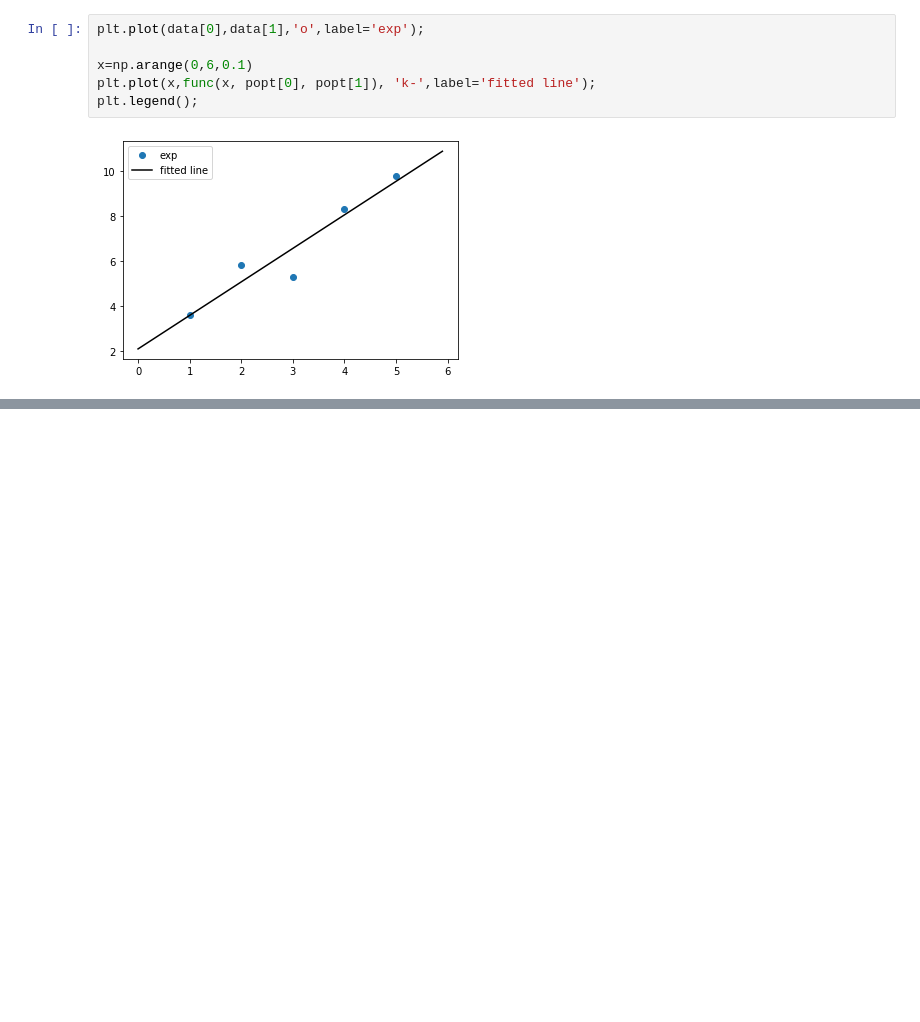
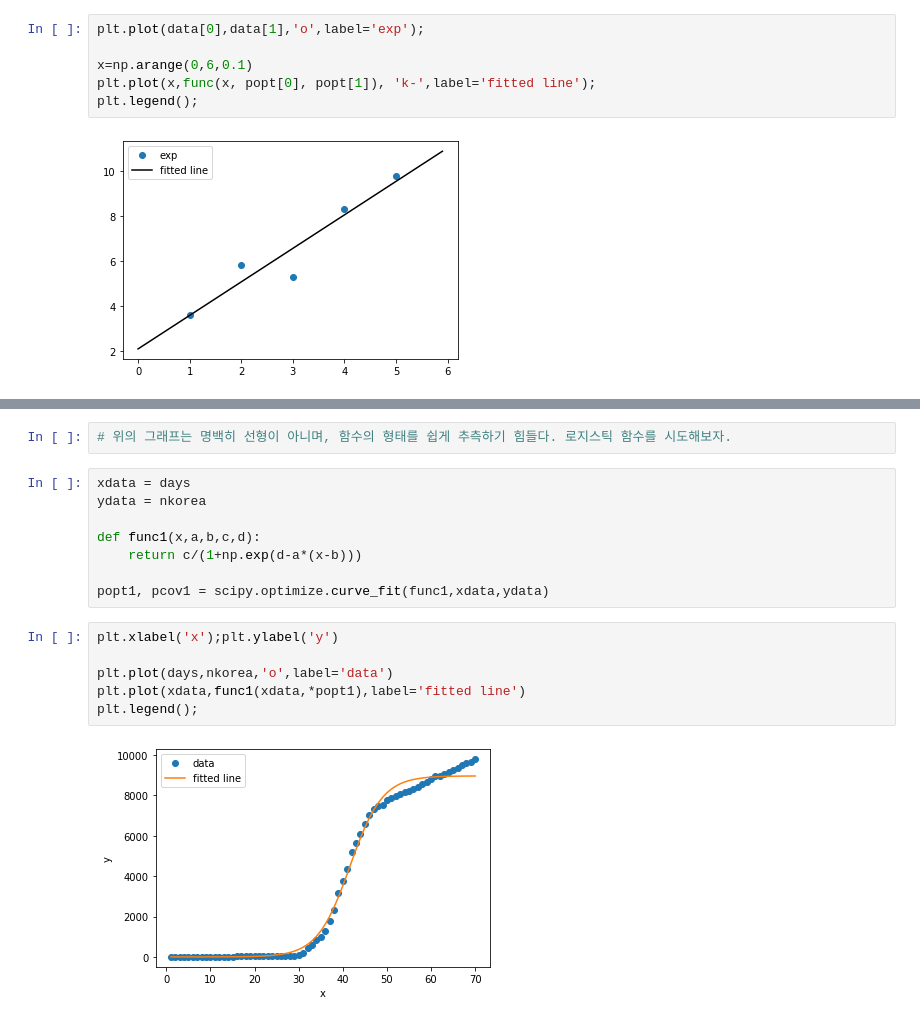
Before and after one commit to bjmin/bmin_comphys, a Jupyter notebook: cp04/comphys04-2.ipynb, the cells around one changed output, grey strips where cells are left out. Drawn from its saved outputs; the diff is of its cells as text; blank space fills up the shorter version.

```diff
--- a/cp04/comphys04-2.ipynb
+++ b/cp04/comphys04-2.ipynb
@@ -120,0 +141,18 @@ plt.legend();
+# %%
+# 위의 그래프는 명백히 선형이 아니며, 함수의 형태를 쉽게 추측하기 힘들다. 로지스틱 함수를 시도해보자.
+# %%
+xdata = days
+ydata = nkorea
+
+def func1(x,a,b,c,d):
+    return c/(1+np.exp(d-a*(x-b)))
+
+popt1, pcov1 = scipy.optimize.curve_fit(func1,xdata,ydata)
+# %%
+plt.xlabel('x');plt.ylabel('y')
+
+plt.plot(days,nkorea,'o',label='data')
+plt.plot(xdata,func1(xdata,*popt1),label='fitted line')
+plt.legend();
+# %% [output]
+[figure, added]
```
Also changed, not shown: parts of 5 cells of this notebook.
